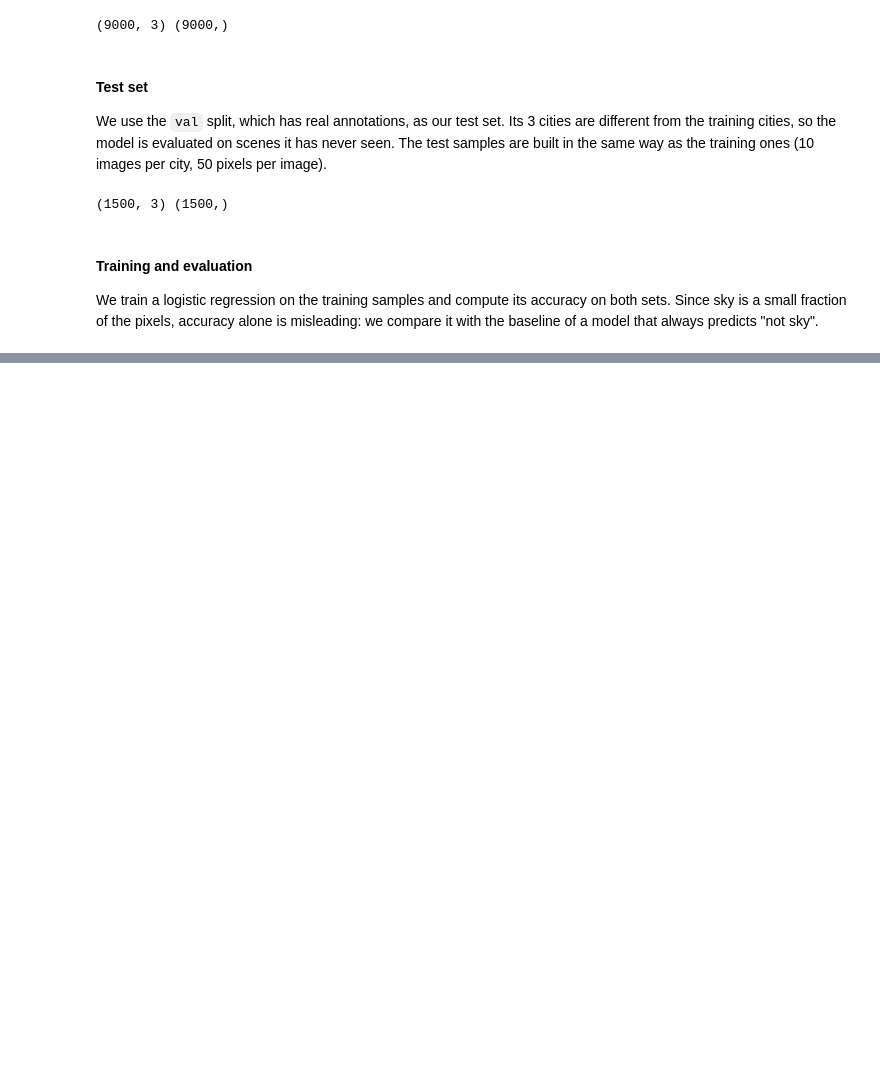
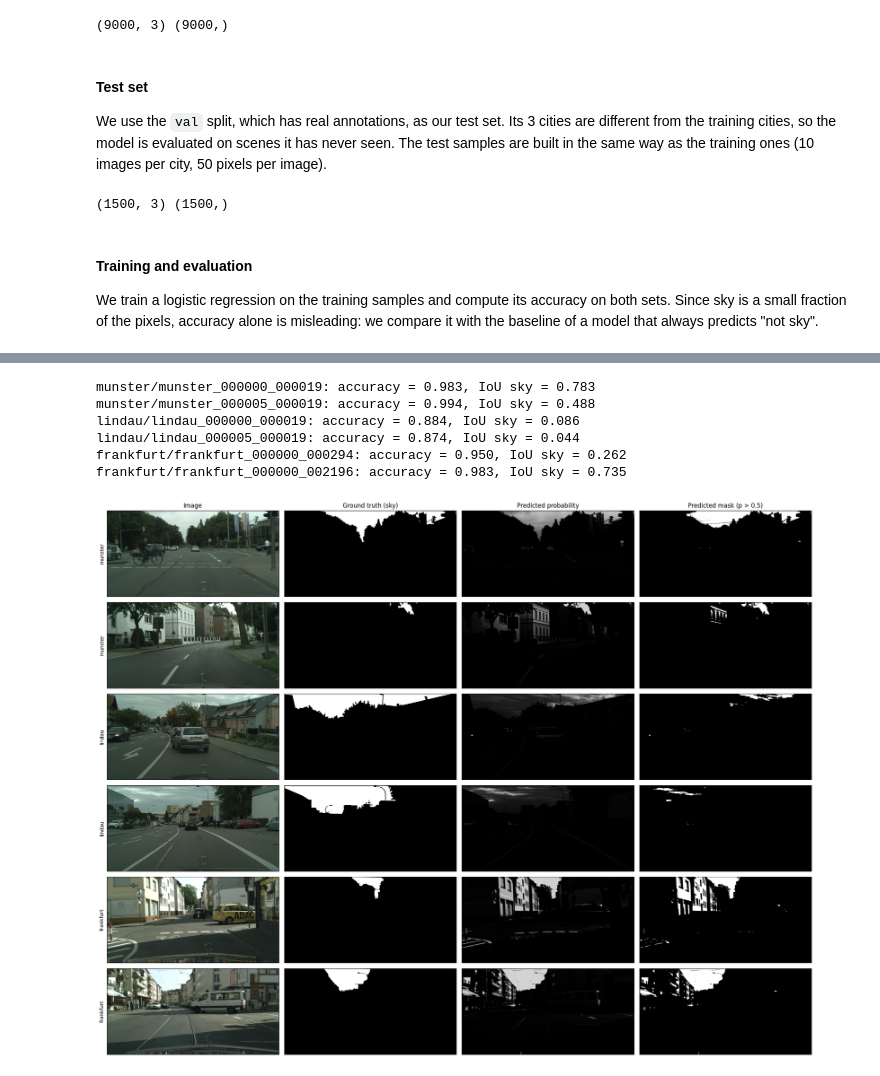
Before and after one commit to ThierryPiazza/cityscape-cv, a Jupyter notebook: main.ipynb, the cells around one changed output, grey strips where cells are left out. Saved outputs shown, nothing was run; the diff lists cells and outputs as text; code cells hidden in the pictures; blank space fills up the shorter version.

```diff
--- a/main.ipynb
+++ b/main.ipynb
@@ -208,0 +267,51 @@ Baseline (always not sky): 0.9393333333333334
+# %%
+def segment_image(clf, im):
+    """Apply a per-pixel classifier to a whole RGB image.
+
+    Returns the (H, W) map of the probability that each pixel is sky.
+    """
+    h, w, _ = im.shape
+    X = im.reshape(-1, 3) / 255
+    proba = clf.predict_proba(X)[:, 1]
+    return proba.reshape(h, w)
+# %%
+# Pick 6 test images evenly spaced across the test set
+n_show = 6
+step = len(test_images) // n_show
+selected = test_images[::step][:n_show]
+
+titles = ["Image", "Ground truth (sky)", "Predicted probability", "Predicted mask (p > 0.5)"]
+fig, axs = plt.subplots(n_show, 4, figsize=(20, 2.6 * n_show))
+
+for ax, title in zip(axs[0], titles):
+    ax.set_title(title)
+
+for row, (city, name) in zip(axs, selected):
+    im = skimage.io.imread(f"{IMG_DIR}/{TEST_SPLIT}/{city}/{name}_leftImg8bit.png")
+    ids = skimage.io.imread(f"{MASK_DIR}/{TEST_SPLIT}/{city}/{name}_gtFine_labelIds.png")
+
+    gt = ids == SKY_ID               # true sky mask (True = sky)
+    proba = segment_image(clf, im)   # per-pixel probability of sky
+    pred = proba > 0.5               # predicted sky mask
+
+    for ax, data in zip(row, [im, gt, proba, pred]):
+        ax.imshow(data, cmap="gray", vmin=0, vmax=1)
+        ax.set_xticks([])
+        ax.set_yticks([])
+    row[0].set_ylabel(city)
+
+    # Per-image metrics: accuracy and IoU
+    acc = np.mean(pred == gt)
+    iou = (pred & gt).sum() / (pred | gt).sum()
+    print(f"{city}/{name}: accuracy = {acc:.3f}, IoU sky = {iou:.3f}")
+
+plt.tight_layout()
+plt.show()
+# %% [output]
+munster/munster_000000_000019: accuracy = 0.983, IoU sky = 0.783
+munster/munster_000005_000019: accuracy = 0.994, IoU sky = 0.488
+lindau/lindau_000000_000019: accuracy = 0.884, IoU sky = 0.086
+lindau/lindau_000005_000019: accuracy = 0.874, IoU sky = 0.044
+frankfurt/frankfurt_000000_000294: accuracy = 0.950, IoU sky = 0.262
+frankfurt/frankfurt_000000_002196: accuracy = 0.983, IoU sky = 0.735
+[figure, added]
```
Also changed, not shown: parts of 7 cells of this notebook.
